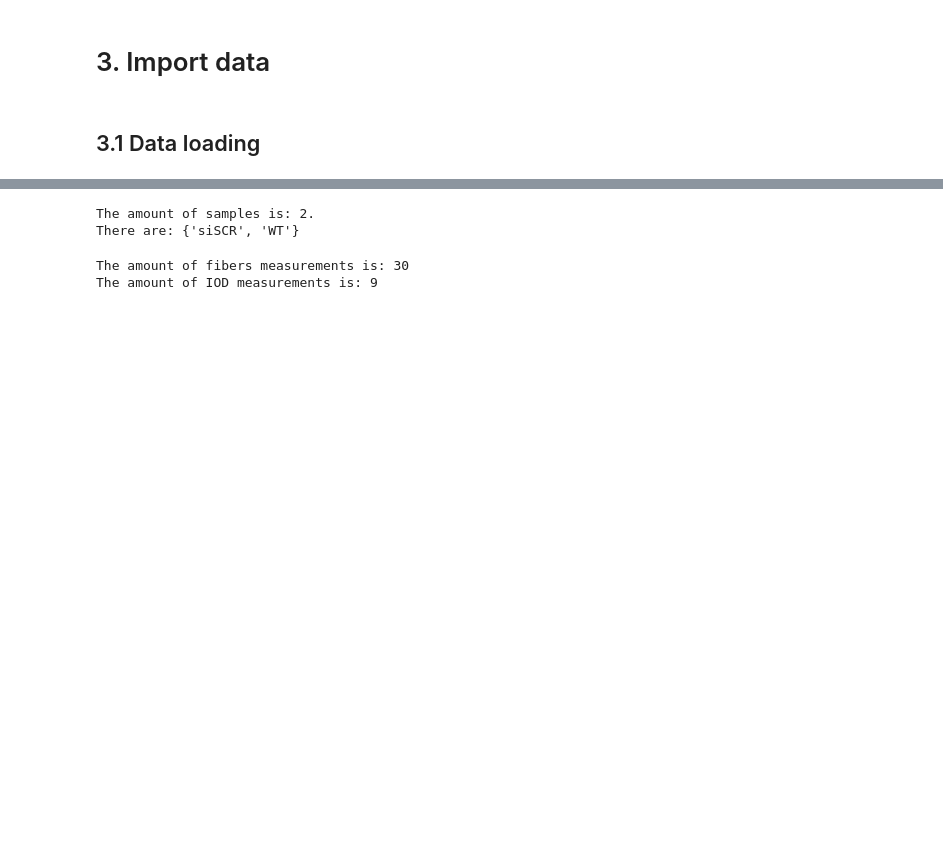
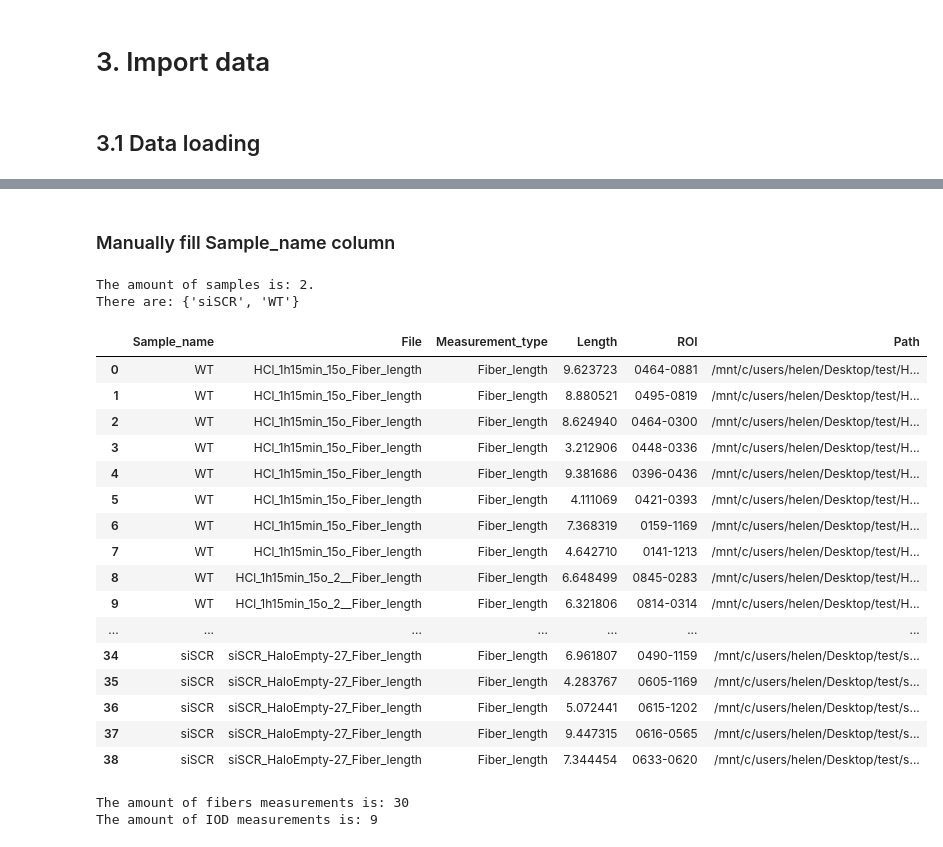
Before and after one commit to Lopatushka/DNA_fibers, a Jupyter notebook: data_agg.ipynb, the cells around one changed output, grey strips where cells are left out. Drawn from its saved outputs; the diff is of its cells as text; code cells hidden in the pictures; blank space fills up the shorter version.

```diff
--- a/data_agg.ipynb
+++ b/data_agg.ipynb
@@ -92,0 +40,6 @@ Total number of measurements for analysis is: 39
+# %%
+from utils import load_data
+
+data = load_data(dir = INPUT_DIR, pixel_size=pixel_size)
+
+print(f"Total number of measurements for analysis is: {data.shape[0]}")
@@ -93,3 +55,5 @@ Total number of measurements for analysis is: 39
+# %% [markdown]
+### Manually fill Sample_name column
 # %%
 # Create Sample name column empty (custom parsing of filenames)
 data['Sample_name'] = data['File'].apply(lambda x: x.split("_")[1].split("-")[0])
@@ -123,6 +87,26 @@ print(f"There are: {sample_names}")
 # %% [output]
 The amount of samples is: 2.
 There are: {'siSCR', 'WT'}
+# %%
+data
+# %% [output]
+|  | Sample_name | File | Measurement_type | Length | ROI | Path |
+| 0 | WT | HCl_1h15min_15o_Fiber_length | Fiber_length | 9.623723 | 0464-0881 | /mnt/c/users/helen/Desktop/test/H... |
+| 1 | WT | HCl_1h15min_15o_Fiber_length | Fiber_length | 8.880521 | 0495-0819 | /mnt/c/users/helen/Desktop/test/H... |
+| 2 | WT | HCl_1h15min_15o_Fiber_length | Fiber_length | 8.624940 | 0464-0300 | /mnt/c/users/helen/Desktop/test/H... |
+| 3 | WT | HCl_1h15min_15o_Fiber_length | Fiber_length | 3.212906 | 0448-0336 | /mnt/c/users/helen/Desktop/test/H... |
+| 4 | WT | HCl_1h15min_15o_Fiber_length | Fiber_length | 9.381686 | 0396-0436 | /mnt/c/users/helen/Desktop/test/H... |
+| 5 | WT | HCl_1h15min_15o_Fiber_length | Fiber_length | 4.111069 | 0421-0393 | /mnt/c/users/helen/Desktop/test/H... |
+| 6 | WT | HCl_1h15min_15o_Fiber_length | Fiber_length | 7.368319 | 0159-1169 | /mnt/c/users/helen/Desktop/test/H... |
+| 7 | WT | HCl_1h15min_15o_Fiber_length | Fiber_length | 4.642710 | 0141-1213 | /mnt/c/users/helen/Desktop/test/H... |
+| 8 | WT | HCl_1h15min_15o_2__Fiber_length | Fiber_length | 6.648499 | 0845-0283 | /mnt/c/users/helen/Desktop/test/H... |
+| 9 | WT | HCl_1h15min_15o_2__Fiber_length | Fiber_length | 6.321806 | 0814-0314 | /mnt/c/users/helen/Desktop/test/H... |
+| ... | ... | ... | ... | ... | ... | ... |
+| 34 | siSCR | siSCR_HaloEmpty-27_Fiber_length | Fiber_length | 6.961807 | 0490-1159 | /mnt/c/users/helen/Desktop/test/s... |
+| 35 | siSCR | siSCR_HaloEmpty-27_Fiber_length | Fiber_length | 4.283767 | 0605-1169 | /mnt/c/users/helen/Desktop/test/s... |
+| 36 | siSCR | siSCR_HaloEmpty-27_Fiber_length | Fiber_length | 5.072441 | 0615-1202 | /mnt/c/users/helen/Desktop/test/s... |
+| 37 | siSCR | siSCR_HaloEmpty-27_Fiber_length | Fiber_length | 9.447315 | 0616-0565 | /mnt/c/users/helen/Desktop/test/s... |
+| 38 | siSCR | siSCR_HaloEmpty-27_Fiber_length | Fiber_length | 7.344454 | 0633-0620 | /mnt/c/users/helen/Desktop/test/s... |
 # %%
 # Split data into 2 dataframes and print info
 speed = data[data['Measurement_type']=='Fiber_length']
```
Also changed, not shown: parts of 2 cells of this notebook.
